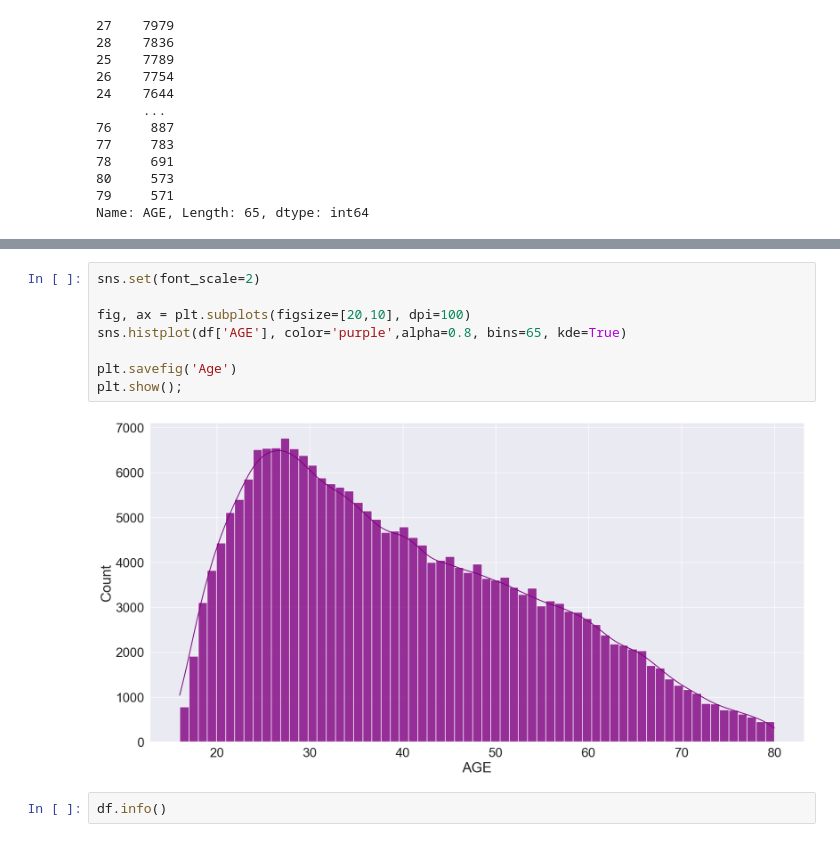
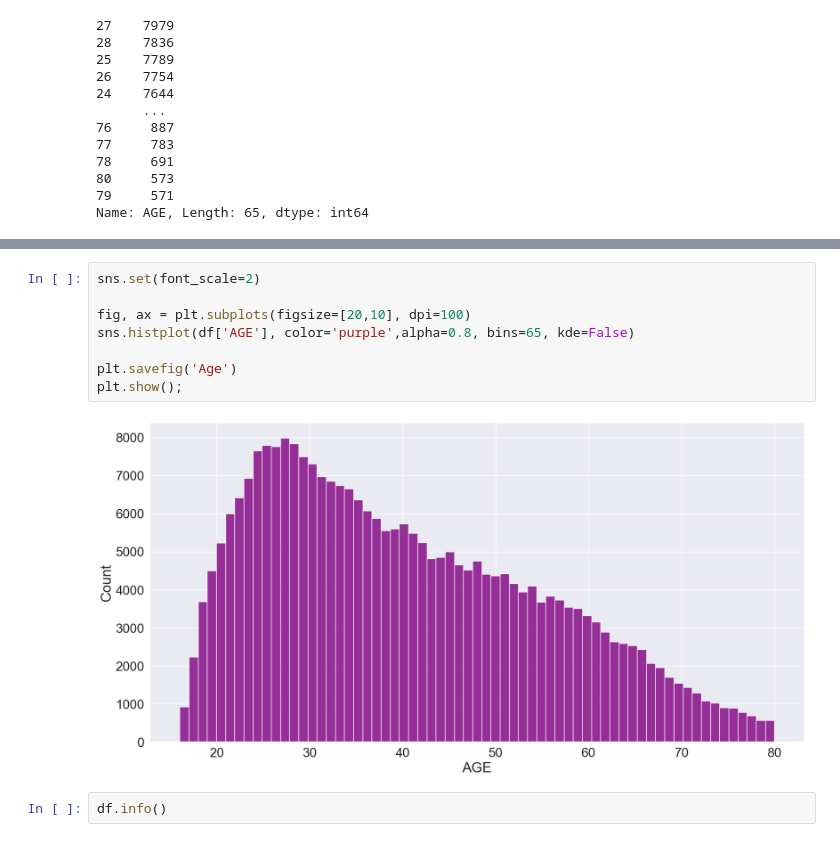
Before and after one commit to JasmineHuang25/Phase3_project, a Jupyter notebook: EDA_data_prep.ipynb, the cells around one changed output, grey strips where cells are left out. Saved outputs shown, nothing was run; the diff lists cells and outputs as text.

Commit message:
fixing age chart

```diff
--- a/EDA_data_prep.ipynb
+++ b/EDA_data_prep.ipynb
@@ -359,13 +359,13 @@ plt.show();
 # %%
 sns.set(font_scale=2)
 
 fig, ax = plt.subplots(figsize=[20,10], dpi=100)
-sns.histplot(df['AGE'], color='purple',alpha=0.8, bins=65, kde=True)
+sns.histplot(df['AGE'], color='purple',alpha=0.8, bins=65, kde=False)
 
 plt.savefig('Age')
 plt.show();
 # %% [output]
-[figure, old version]
+[figure, new version]
 # %%
 df.info()
 # %% [output]
```
Also changed, not shown: parts of 6 cells of this notebook, 1 other file.
